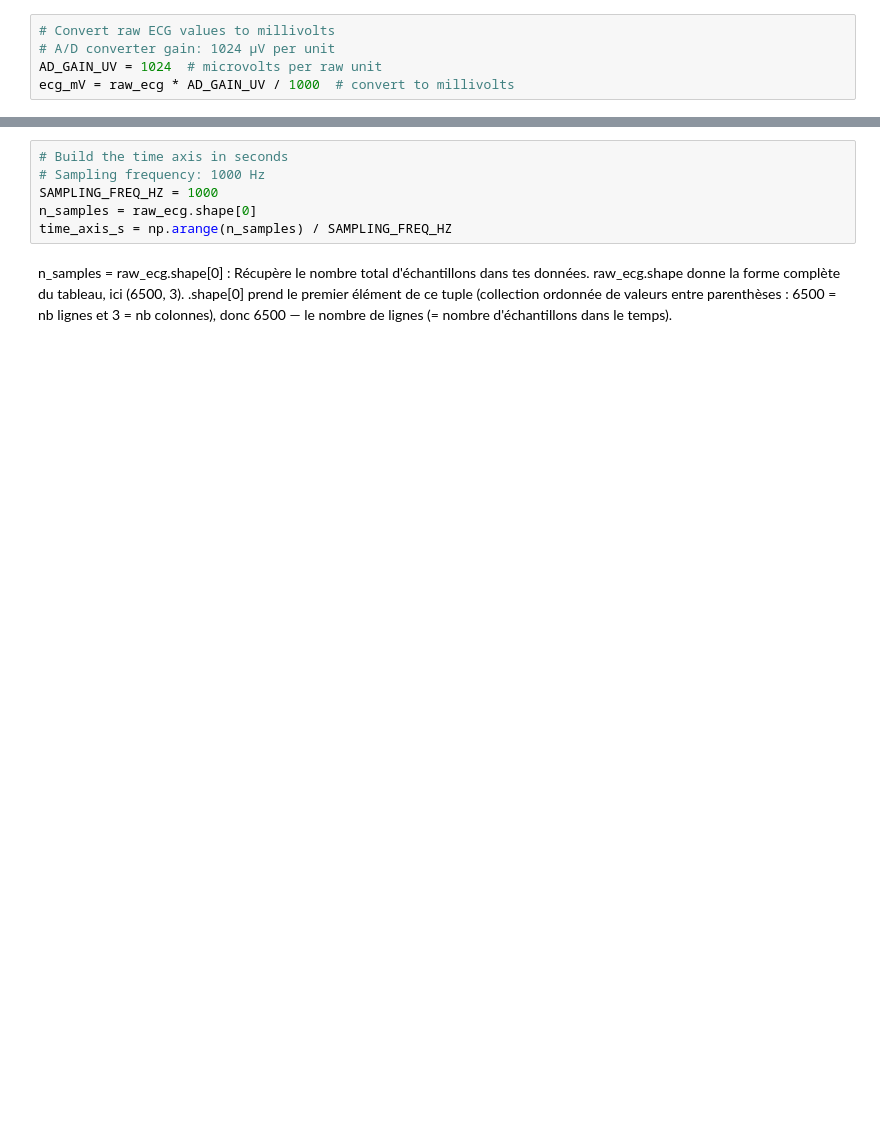
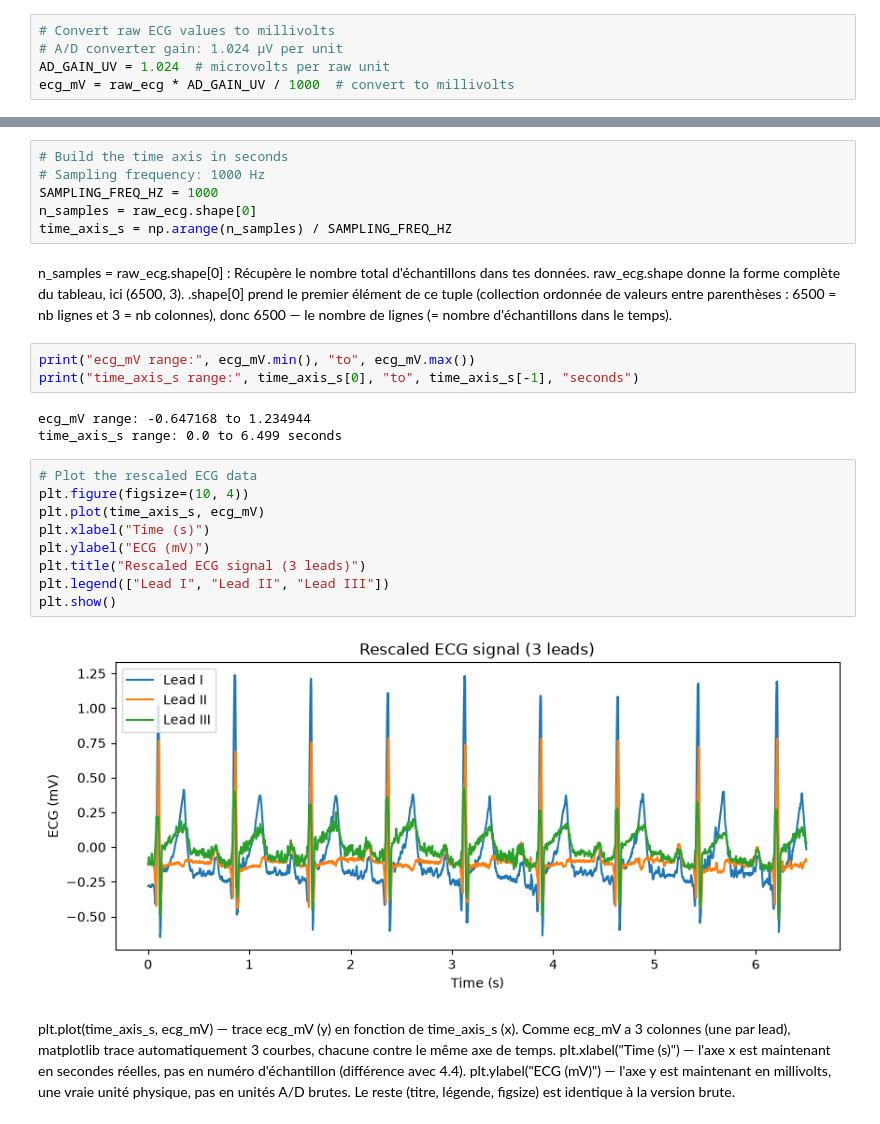
Before and after one commit to ChloeGil-student/Series01-Python, a Jupyter notebook: Series01-Python.ipynb, the cells around one changed output, grey strips where cells are left out. Saved outputs shown, nothing was run; the diff lists cells and outputs as text; blank space fills up the shorter version.

Commit message:
Update Series01-Python.ipynb
Plot rescaled ECG signal

```diff
--- a/Series01-Python.ipynb
+++ b/Series01-Python.ipynb
@@ -83,6 +83,6 @@ The y-axis values range roughly from -500 to 1250, which is
 consistent with value check just performed. The signal shows a repeating pattern typical of heartbeats, rather than random noise, which suggests the data was loaded and plotted correctly.
 # %%
 # Convert raw ECG values to millivolts
-# A/D converter gain: 1024 µV per unit
-AD_GAIN_UV = 1024  # microvolts per raw unit
+# A/D converter gain: 1.024 µV per unit
+AD_GAIN_UV = 1.024  # microvolts per raw unit
 ecg_mV = raw_ecg * AD_GAIN_UV / 1000  # convert to millivolts
@@ -96,3 +102,25 @@ time_axis_s = np.arange(n_samples) / SAMPLING_FREQ_HZ
 n_samples = raw_ecg.shape[0] : Récupère le nombre total d'échantillons dans tes données.
 raw_ecg.shape donne la forme complète du tableau, ici (6500, 3).
 .shape[0] prend le premier élément de ce tuple (collection ordonnée de valeurs entre parenthèses : 6500 = nb lignes et 3 = nb colonnes), donc 6500 — le nombre de lignes (= nombre d'échantillons dans le temps).
+# %%
+print("ecg_mV range:", ecg_mV.min(), "to", ecg_mV.max())
+print("time_axis_s range:", time_axis_s[0], "to", time_axis_s[-1], "seconds")
+# %% [output]
+ecg_mV range: -0.647168 to 1.234944
+time_axis_s range: 0.0 to 6.499 seconds
+# %%
+# Plot the rescaled ECG data
+plt.figure(figsize=(10, 4))
+plt.plot(time_axis_s, ecg_mV)
+plt.xlabel("Time (s)")
+plt.ylabel("ECG (mV)")
+plt.title("Rescaled ECG signal (3 leads)")
+plt.legend(["Lead I", "Lead II", "Lead III"])
+plt.show()
+# %% [output]
+[figure, added]
+# %% [markdown]
+plt.plot(time_axis_s, ecg_mV) — trace ecg_mV (y) en fonction de time_axis_s (x). Comme ecg_mV a 3 colonnes (une par lead), matplotlib trace automatiquement 3 courbes, chacune contre le même axe de temps.
+plt.xlabel("Time (s)") — l'axe x est maintenant en secondes réelles, pas en numéro d'échantillon (différence avec 4.4).
+plt.ylabel("ECG (mV)") — l'axe y est maintenant en millivolts, une vraie unité physique, pas en unités A/D brutes.
+Le reste (titre, légende, figsize) est identique à la version brute.
```
Also changed, not shown: parts of 1 cell of this notebook.
